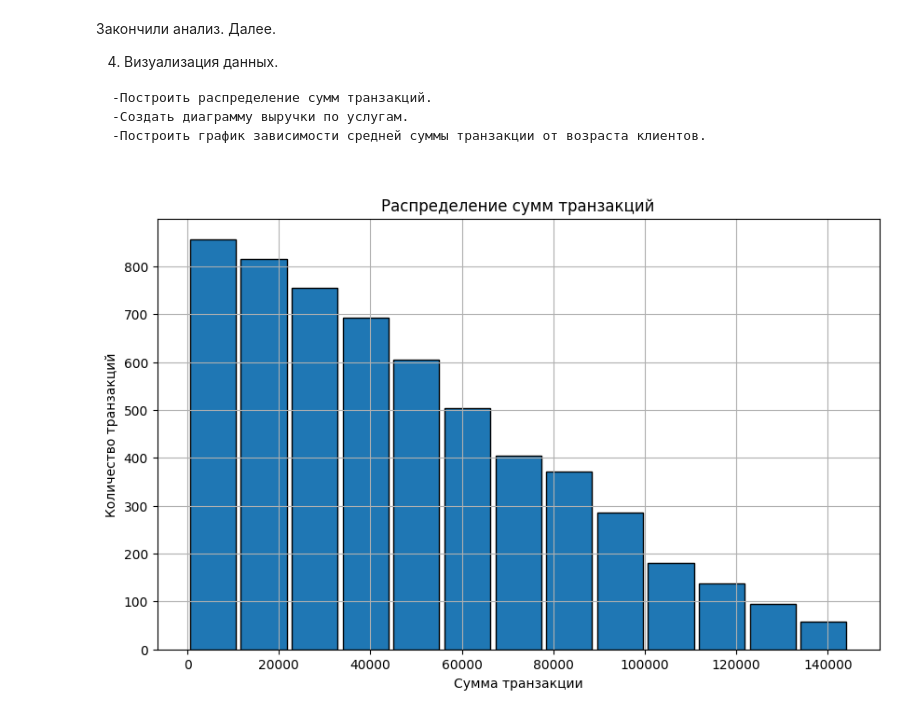
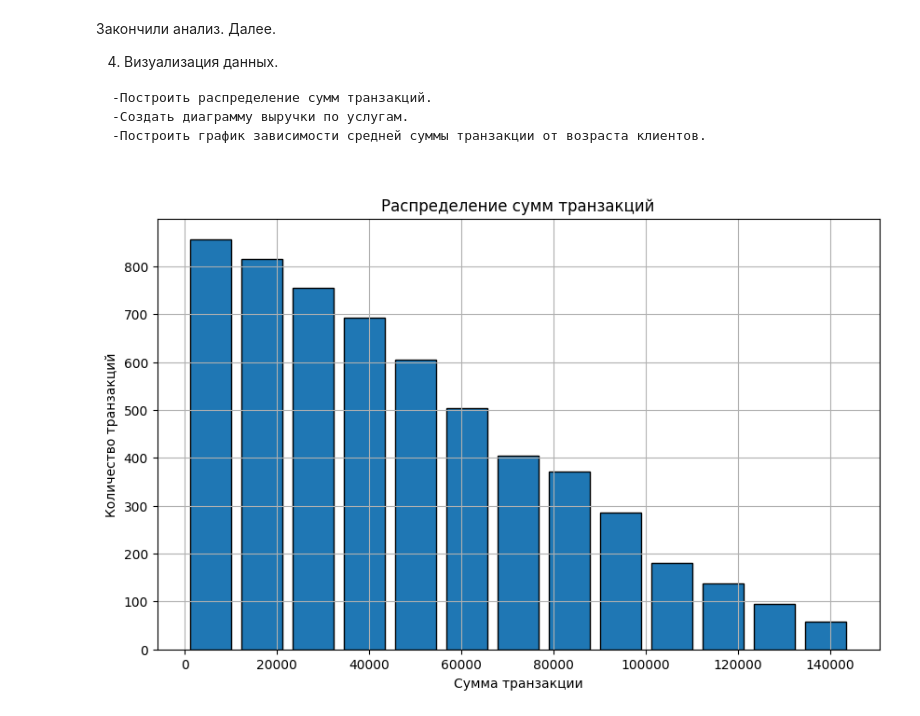
Before and after one commit to KYBqq/Finance-And-Clients-Analytics, a Jupyter notebook: Finance & Client, Analytics.ipynb, the cells around one changed output. Drawn from its saved outputs; the diff is of its cells as text; code cells hidden in the pictures.

```diff
--- a/Finance & Client, Analytics.ipynb
+++ b/Finance & Client, Analytics.ipynb
@@ -437,11 +437,11 @@ print(RevenueTOPgroupActivClients)
 # %%
 #Распределение сумм транзакций:
 
 plt.figure(figsize=(10, 6))
-plt.hist(merged_df['amount'], bins=bins, edgecolor='black', rwidth=0.9)
+plt.hist(merged_df['amount'], bins=bins, edgecolor='black', rwidth=0.8)
 plt.title('Распределение сумм транзакций')
 plt.xlabel('Сумма транзакции')
 plt.ylabel('Количество транзакций')
 plt.grid(True) #Сетка разделения.
 # %% [output]
-[figure, old version]
+[figure, new version]
```
